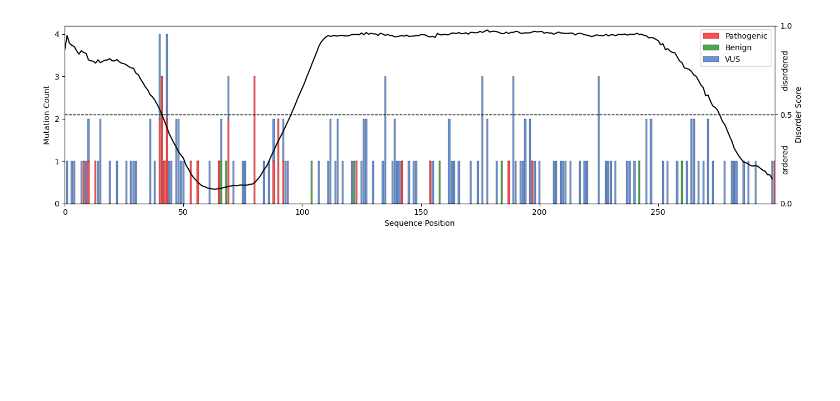
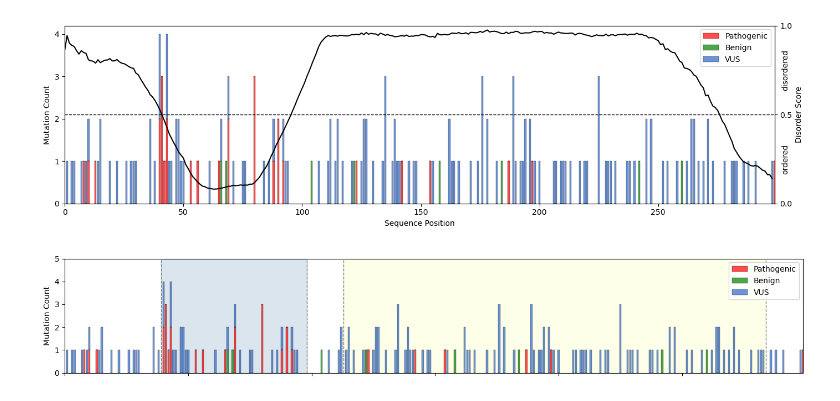
Before and after one commit to sukeniklab/CRX_2026, a Jupyter notebook: Scripts/Fig1_clinvar.ipynb, the cells around one changed output. Cells and saved outputs as stored; diff of their text form; code cells hidden in the pictures; blank space fills up the shorter version.

```diff
--- a/Scripts/Fig1_clinvar.ipynb
+++ b/Scripts/Fig1_clinvar.ipynb
@@ -83,2 +83,83 @@ plt.savefig('../Graphs/Fig1/Res-Clinvars.svg')
 # %% [output]
 [figure]
+# %%
+clinvar['Position'] = clinvar['Protein change'].apply(extract_position)
+clinvar['Category'] = clinvar['Germline classification'].apply(bin_classification)
+
+# Count mutations by position and category
+mutation_counts = clinvar.groupby(['Position', 'Category']).size().unstack(fill_value=0)
+
+# Ensure all categories exist
+for cat in ['Pathogenic', 'Benign', 'VUS']:
+    if cat not in mutation_counts.columns:
+        mutation_counts[cat] = 0
+
+# FIGURE 1: Mutation counts
+fig1, ax1 = plt.subplots(figsize=(14, 2.5))
+
+# Add background regions and vertical lines
+ax1.axvspan(39, 98, alpha=0.2, color="#4981ae", zorder=0)
+ax1.axvspan(113, 284, alpha=0.2, color="#fdff91", zorder=0)
+ax1.axvline(x=39, color='grey', linestyle='--', linewidth=1, zorder=1)
+ax1.axvline(x=98, color='grey', linestyle='--', linewidth=1, zorder=1)
+ax1.axvline(x=113, color='grey', linestyle='--', linewidth=1, zorder=1)
+ax1.axvline(x=284, color='grey', linestyle='--', linewidth=1, zorder=1)
+
+# Create stacked bar plot for mutations
+positions = mutation_counts.index.values
+width = .75
+bottom_benign = mutation_counts['Pathogenic'].values
+bottom_vus = bottom_benign + mutation_counts['Benign'].values
+
+ax1.bar(positions, mutation_counts['Pathogenic'].values, width=width, color='red', alpha=0.7,
+        label='Pathogenic', edgecolor='black', linewidth=0.3, zorder=2)
+ax1.bar(positions, mutation_counts['Benign'].values, width=width, bottom=bottom_benign,
+        color='green', alpha=0.7, label='Benign', edgecolor='black', linewidth=0.3, zorder=2)
+ax1.bar(positions, mutation_counts['VUS'].values, width=width, bottom=bottom_vus,
+        color="#2C67C7", alpha=0.7, label='VUS', edgecolor='black', linewidth=0.3, zorder=2)
+
+#ax1.set_xlabel('Sequence Position')
+ax1.set_ylabel('Mutation Count', color='black')
+ax1.tick_params(axis='y', labelcolor='black')
+ax1.set_xlim(0, 299)
+ax1.tick_params(axis='x', labelcolor='black', labelbottom = False)
+ax1.set_yticks(range(0, int(ax1.get_ylim()[1]) + 2))
+ax1.legend(loc='upper right')
+
+plt.tight_layout()
+#plt.savefig('../Graphs/Fig1/Mutation-Counts.svg')
+plt.show()
+
+# FIGURE 2: Disorder score
+fig2, ax2 = plt.subplots(figsize=(14, 2.5))
+
+# Add background regions and vertical lines
+ax2.axvspan(39, 98, alpha=0.2, color="#4981ae", zorder=0)
+ax2.axvspan(113, 284, alpha=0.2, color="#fdff91", zorder=0)
+ax2.axvline(x=39, color='grey', linestyle='--', linewidth=1, zorder=1)
+ax2.axvline(x=98, color='grey', linestyle='--', linewidth=1, zorder=1)
+ax2.axvline(x=113, color='grey', linestyle='--', linewidth=1, zorder=1)
+ax2.axvline(x=284, color='grey', linestyle='--', linewidth=1, zorder=1)
+
+# Plot disorder score
+ax2.plot(np.arange(dScore.shape[0]), dScore, linestyle='-', color='black', linewidth=1.5, zorder=3)
+ax2.axhline(y=0.5, color='black', linestyle='--', linewidth=1, zorder=1)
+#ax2.set_xlabel('Sequence Position')
+ax2.set_ylabel('Disorder Score', color='black')
+ax2.tick_params(axis='x', labelcolor='black', labelbottom = False)
+ax2.tick_params(axis='y', labelcolor='black')
+ax2.set_xlim(0, 299)
+ax2.set_ylim(0, 1)
+ax2.set_yticks([0, 0.5, 1])
+
+# Add ordered/disordered labels
+ax2.text(-0.015, 0.25, 'ordered', transform=ax2.get_yaxis_transform(),
+         fontsize=10, va='center', ha='left', rotation=90)
+ax2.text(-0.015, 0.75, 'disordered', transform=ax2.get_yaxis_transform(),
+         fontsize=10, va='center', ha='left', rotation=90)
+
+plt.tight_layout()
+#plt.savefig('../Graphs/Fig1/Disorder-Score.svg')
+plt.show()
+# %% [output]
+[figure, added]
```
Also changed, not shown: parts of 2 cells of this notebook, 5 other files.
